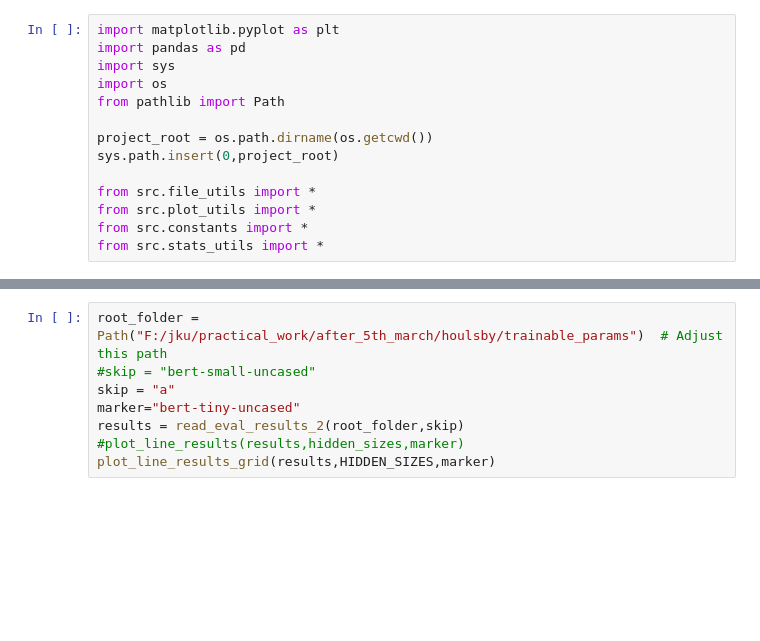
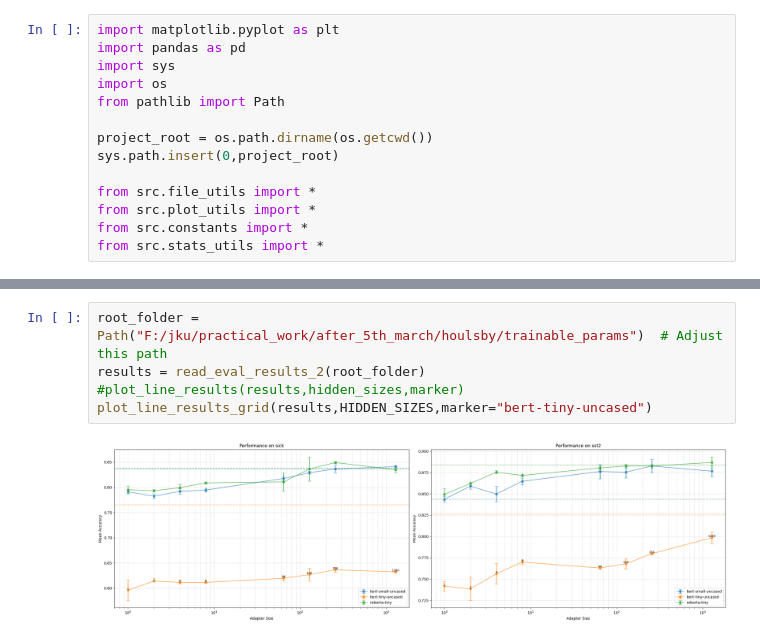
Before and after one commit to HectorAuvinen/adapter_experiments, a Jupyter notebook: notebooks/result_analysis.ipynb, the cells around one changed output, grey strips where cells are left out. Saved outputs shown, nothing was run; the diff lists cells and outputs as text; blank space fills up the shorter version.

```diff
--- a/notebooks/result_analysis.ipynb
+++ b/notebooks/result_analysis.ipynb
@@ -53,11 +111,10 @@ df_2.style.hide()
 # %%
 root_folder = Path("F:/jku/practical_work/after_5th_march/houlsby/trainable_params")  # Adjust this path
-#skip = "bert-small-uncased"
-skip = "a"
-marker="bert-tiny-uncased"
-results = read_eval_results_2(root_folder,skip)
+results = read_eval_results_2(root_folder)
 #plot_line_results(results,hidden_sizes,marker)
-plot_line_results_grid(results,HIDDEN_SIZES,marker)
+plot_line_results_grid(results,HIDDEN_SIZES,marker="bert-tiny-uncased")
+# %% [output]
+[figure, added]
 # %%
 df = calculate_stats_from_path("F:/jku/practical_work/after_5th_march/houlsby/trainable_params")
 df.style.hide()
```
Also changed, not shown: parts of 18 cells of this notebook, 5 other files.
